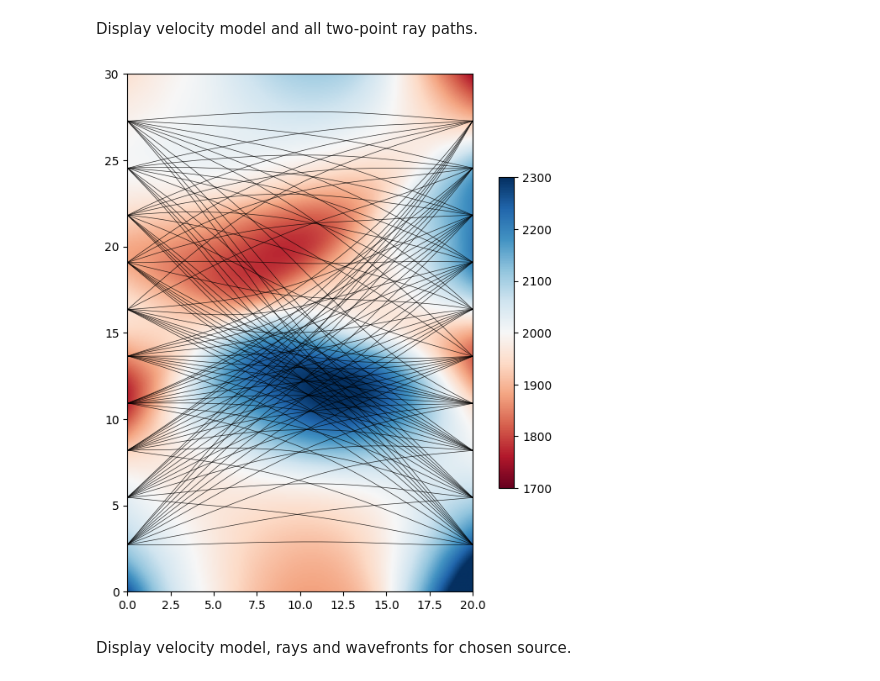
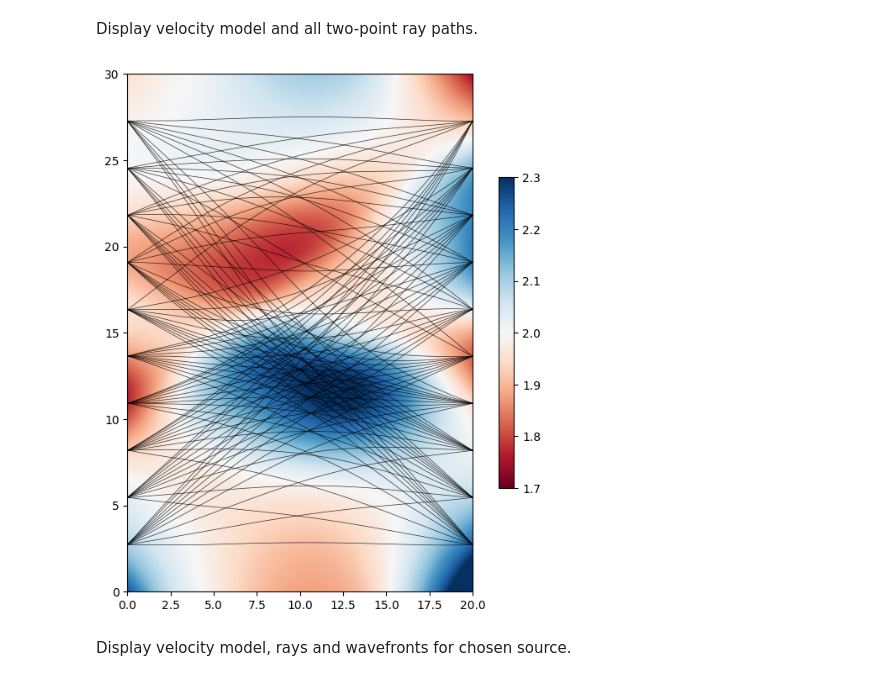
Before and after one commit to inlab-geo/pyfm2d, a Jupyter notebook: examples/FMM_demo_borehole.ipynb, the cells around one changed output. Drawn from its saved outputs; the diff is of its cells as text; code cells hidden in the pictures.

```diff
--- a/examples/FMM_demo_borehole.ipynb
+++ b/examples/FMM_demo_borehole.ipynb
@@ -303,7 +303,7 @@ options = pyfm2d.WaveTrackerOptions(
     times=True,
     frechet=True,
     paths=True,
-    earthradius=6371.0,
+    cartesian=True,
     ttfield_source=5,  # select a source index to calculate and display wavefronts.
 )
 
@@ -324,16 +324,16 @@ Display velocity model and all two-point ray paths.
 # %%
 pyfm2d.display_model(
     velocity,
     paths=result.paths,
     extent=extent,
     figsize=(8, 8),
-    clim=(1700, 2300),
+    clim=(1.7, 2.3),
     line=0.5,
     cline="k",
     alpha=0.8,
 )
 # %% [output]
-[figure, old version]
+[figure, new version]
 # %% [markdown]
 Display velocity model, rays and wavefronts for chosen source.
 # %%
```
Also changed, not shown: parts of 12 cells of this notebook, 5 other files.
